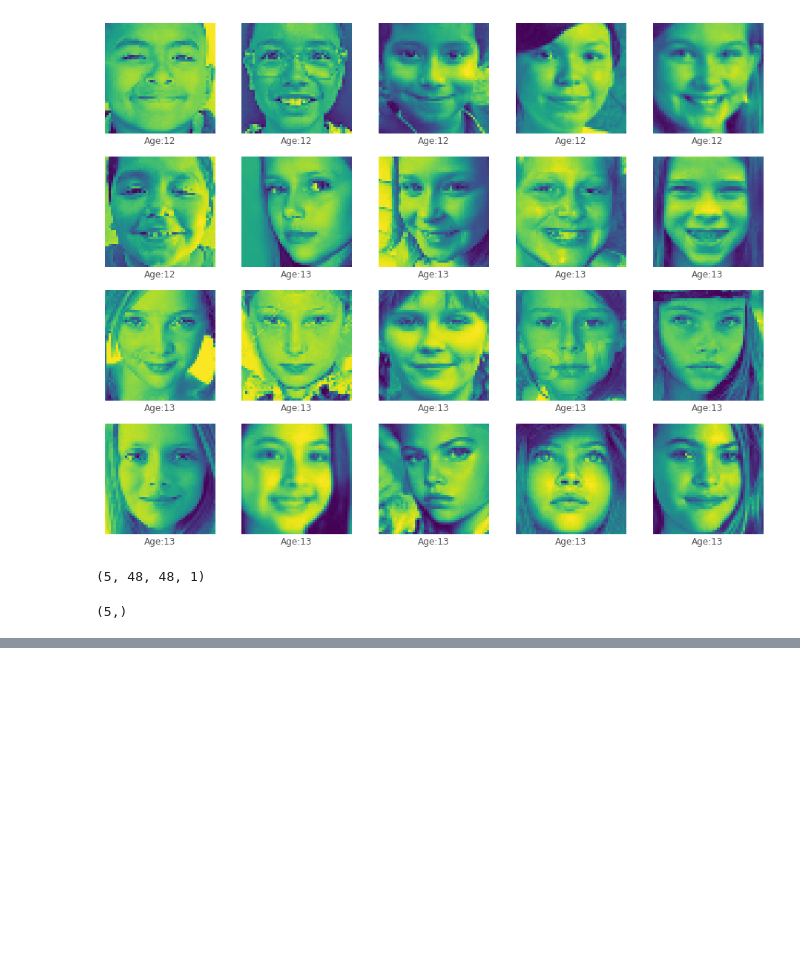
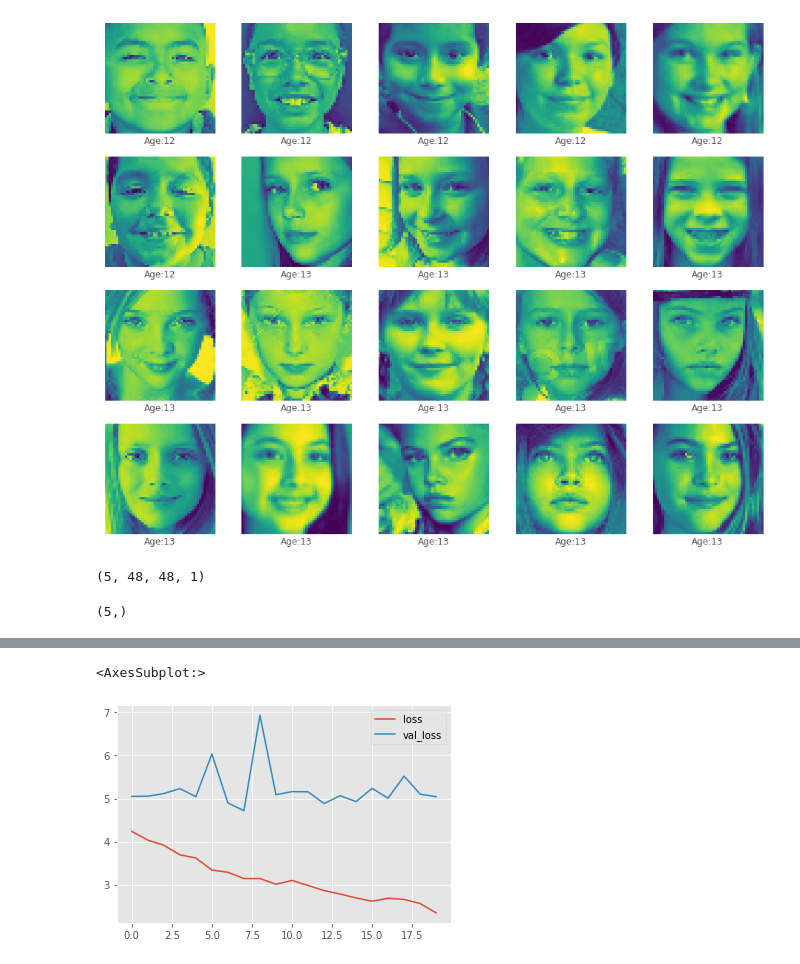
Before and after one commit to Facify/Models, a Jupyter notebook: CNN_UTK_Model_1_AgeRange.ipynb, the cells around one changed output, grey strips where cells are left out. Drawn from its saved outputs; the diff is of its cells as text; code cells hidden in the pictures; blank space fills up the shorter version.

Commit message:
model trained for age range

```diff
--- a/CNN_UTK_Model_1_AgeRange.ipynb
+++ b/CNN_UTK_Model_1_AgeRange.ipynb
@@ -106,0 +112,15 @@ X_train, X_test, y_train, y_test = train_test_split(X, y, test_size=0.3, random_
+# %%
+model = Sequential()
+
+model.add(InputLayer(input_shape=(48, 48, 1)))
+model.add(Conv2D(16, (3, 3), activation='tanh', input_shape=(32, 32, 3)))
+model.add(MaxPooling2D((2, 2)))
+
+model.add(Flatten())
+
+model.add(Dense(16, activation='relu'))
+model.add(Dense(1, activation='relu'))
+
+model.compile(loss="mse", optimizer="adam", metrics=["mae"])
+
+model.summary()
@@ -106,0 +146,2 @@ X_train, X_test, y_train, y_test = train_test_split(X, y, test_size=0.3, random_
+# %%
+model.fit(X_train, y_train, epochs=20, batch_size=64, validation_data=(X_test, y_test))
@@ -106,0 +167,5 @@ X_train, X_test, y_train, y_test = train_test_split(X, y, test_size=0.3, random_
+# %%
+pd.DataFrame(model.history.history)[["loss", "val_loss"]].plot()
+# %% [output]
+<AxesSubplot:>
+[figure, added]
```
Also changed, not shown: parts of 8 cells of this notebook.
